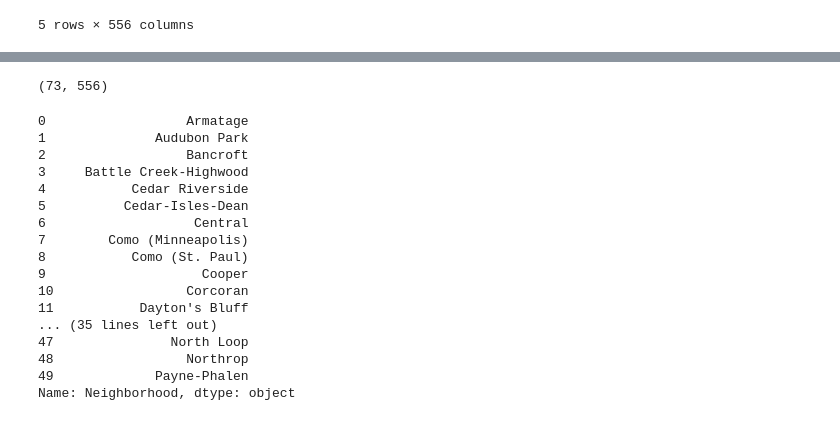
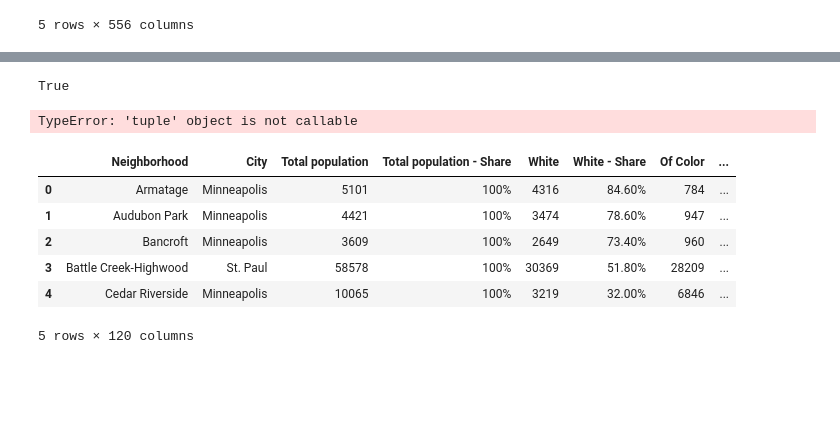
Before and after one commit to no50free/Twin_Cities_Cluster_Analysis, a Jupyter notebook: Neighborhood_demographics.ipynb, the cells around one changed output, grey strips where cells are left out. Cells and saved outputs as stored; diff of their text form; code cells hidden in the pictures; blank space fills up the shorter version.

```diff
--- a/Neighborhood_demographics.ipynb
+++ b/Neighborhood_demographics.ipynb
@@ -16,24 +64,24 @@ df.head()
+# %%
+df.drop(columns=(set(df.columns) - set(df1.columns)), inplace=True)
+# %%
+df1.drop(columns=(set(df1.columns) - set(df.columns)), inplace=True)
+# %%
+set(df.columns)==set(df1.columns)
+# %% [output]
+True
+# %%
+df=pd.concat([df,df1]).reset_index(drop=True)
+print(df.shape)
+df.head()
+# %% [output]
+TypeError: 'tuple' object is not callable
 # %%
-df.shape
+df.head()
 # %% [output]
+|  | Neighborhood | City | ﻿Total population | Total population - Share | White | White - Share | Of Color | ... |
+| 0 | Armatage | Minneapolis | 5101 | 100% | 4316 | 84.60% | 784 | ... |
+| 1 | Audubon Park | Minneapolis | 4421 | 100% | 3474 | 78.60% | 947 | ... |
+| 2 | Bancroft | Minneapolis | 3609 | 100% | 2649 | 73.40% | 960 | ... |
+| 3 | Battle Creek-Highwood | St. Paul | 58578 | 100% | 30369 | 51.80% | 28209 | ... |
+| 4 | Cedar Riverside | Minneapolis | 10065 | 100% | 3219 | 32.00% | 6846 | ... |
-(73, 556)
+5 rows × 120 columns
-# %%
-df['Neighborhood'][0:50]
-# %% [output]
-0                  Armatage
-1              Audubon Park
-2                  Bancroft
-3     Battle Creek-Highwood
-4           Cedar Riverside
-5          Cedar-Isles-Dean
-6                   Central
-7        Como (Minneapolis)
-8           Como (St. Paul)
-9                    Cooper
-10                 Corcoran
-11           Dayton's Bluff
-... (35 lines left out)
-47               North Loop
-48                 Northrop
-49             Payne-Phalen
-Name: Neighborhood, dtype: object
```
Also changed, not shown: parts of 12 cells of this notebook, 4 other files.
